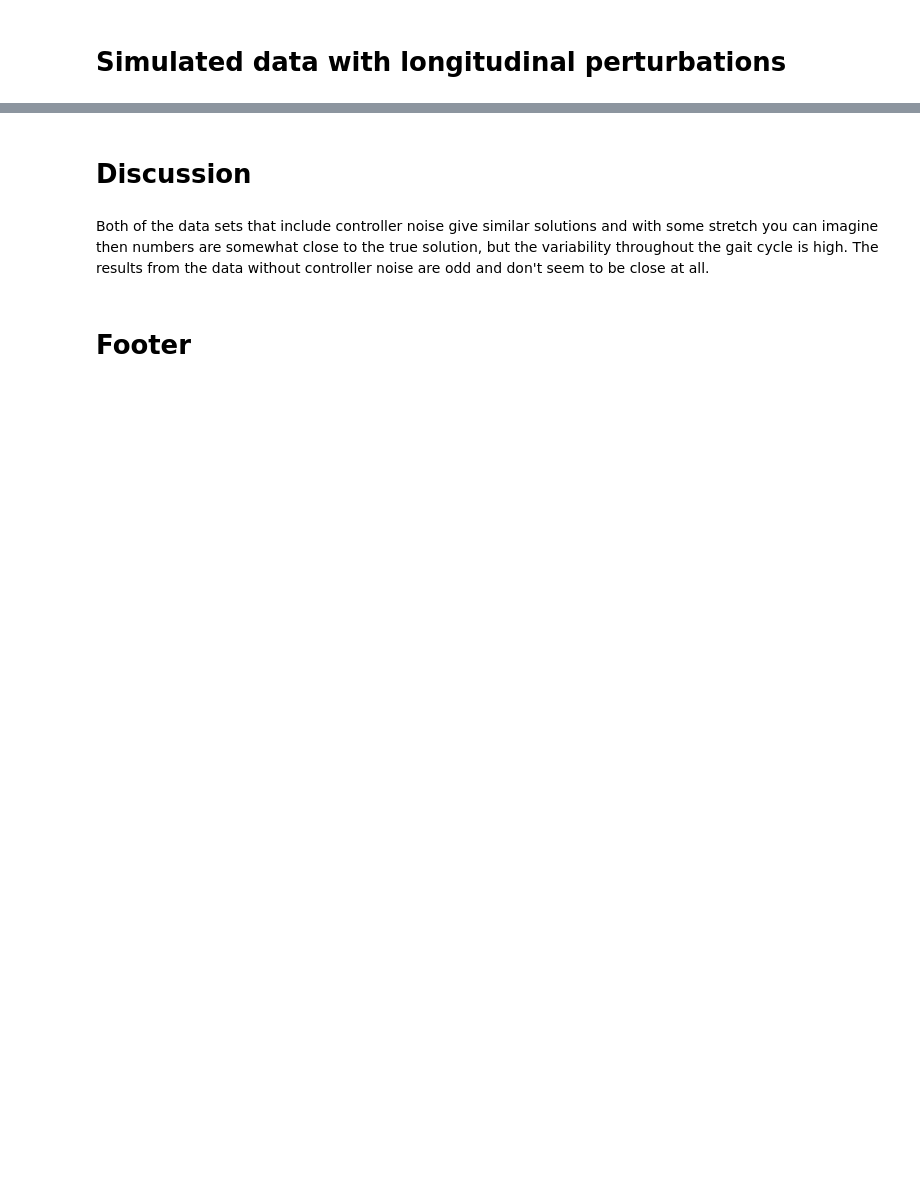
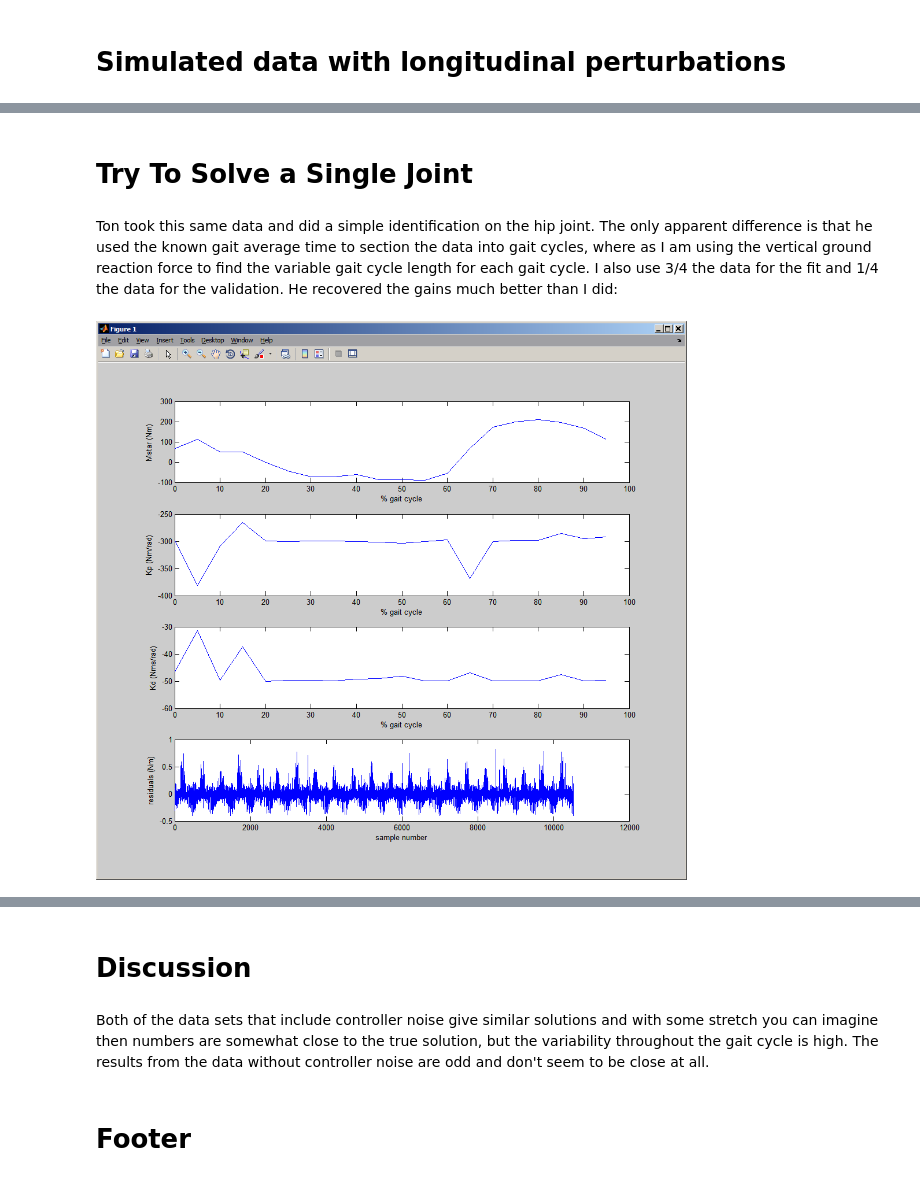
Before and after one commit to csu-hmc/gait-control-direct-id-paper, a Jupyter notebook: notebooks/identify_from_simulated_data.ipynb, the cells around one changed output, grey strips where cells are left out. Cells and saved outputs as stored; diff of their text form; code cells hidden in the pictures; blank space fills up the shorter version.

```diff
--- a/notebooks/identify_from_simulated_data.ipynb
+++ b/notebooks/identify_from_simulated_data.ipynb
@@ -151,0 +167,8 @@ print(result[0].std(axis=0))
+# %% [markdown]
+# Try To Solve a Single Joint
+# %% [markdown]
+Ton took this same data and did a simple identification on the hip joint. The only apparent difference is that he used the known gait average time to section the data into gait cycles, where as I am using the vertical ground reaction force to find the variable gait cycle length for each gait cycle. I also use 3/4 the data for the fit and 1/4 the data for the validation. He recovered the gains much better than I did:
+# %%
+Image('tons-hip-id.png')
+# %% [output]
+[figure, added]
```
Also changed, not shown: parts of 19 cells of this notebook.
